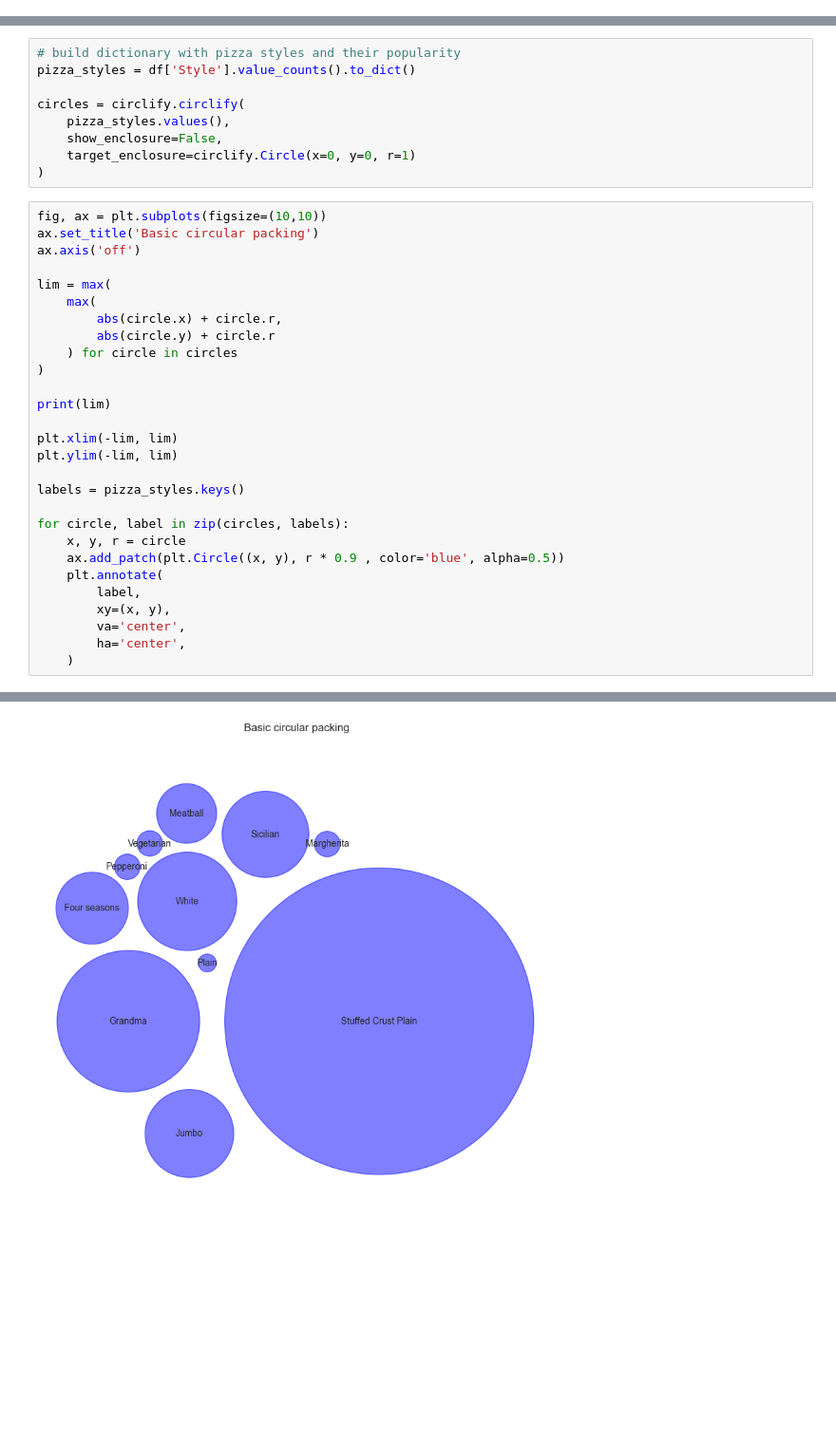
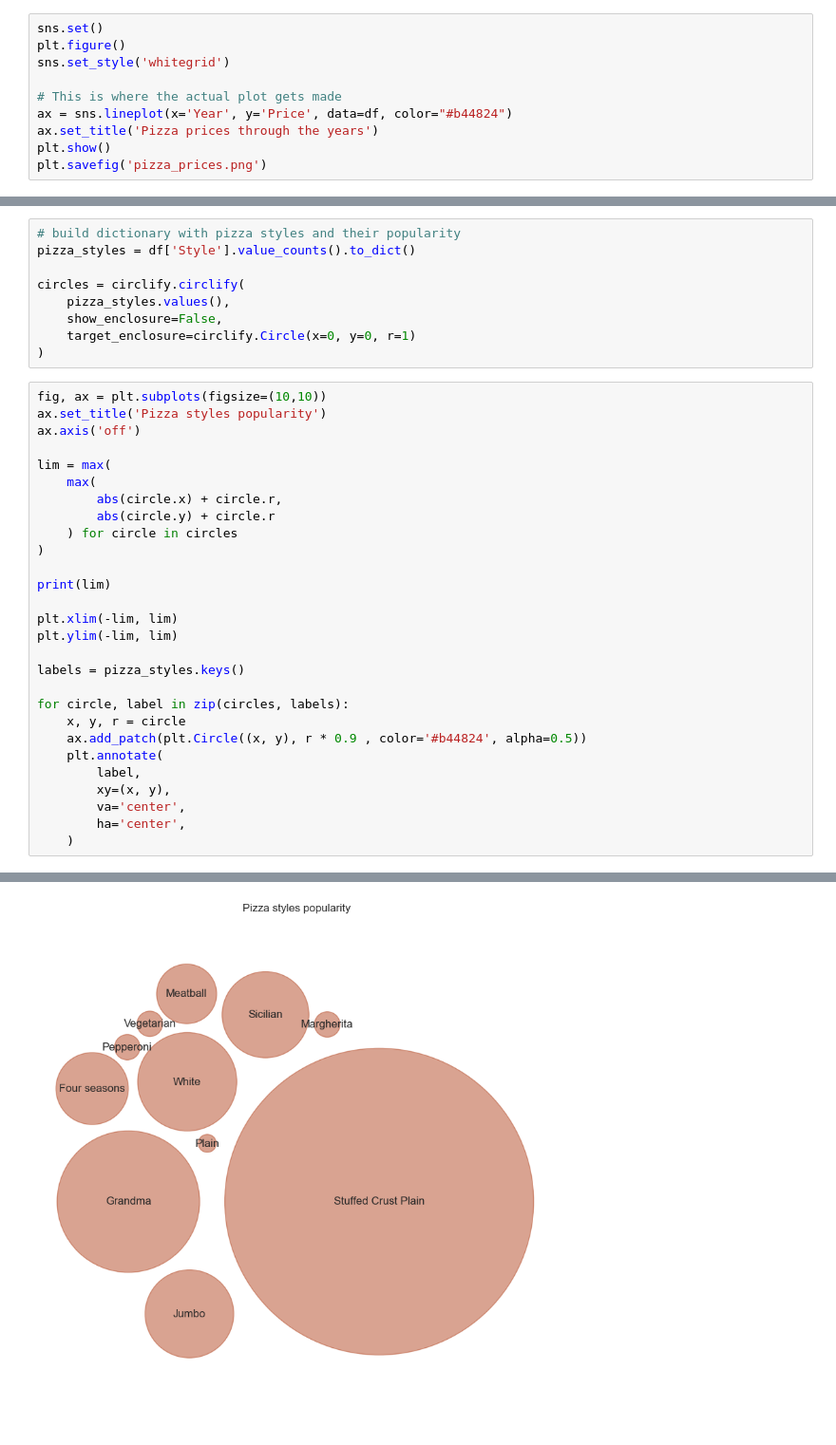
Before and after one commit to myanch200/hackathon, a Jupyter notebook: main.ipynb, the cells around one changed output, grey strips where cells are left out. Shown at 95% size. Cells and saved outputs as stored; diff of their text form; blank space fills up the shorter version.

```diff
--- a/main.ipynb
+++ b/main.ipynb
@@ -10,3 +10,13 @@ df = df.drop_duplicates()
 
 # rename price as number to price
 df = df.rename(columns={'Price as number': 'Price'})
+# %%
+sns.set()
+plt.figure()
+sns.set_style('whitegrid')
+
+# This is where the actual plot gets made
+ax = sns.lineplot(x='Year', y='Price', data=df, color="#b44824")
+ax.set_title('Pizza prices through the years')
+plt.show()
+plt.savefig('pizza_prices.png')
@@ -21,32 +34,32 @@ circles = circlify.circlify(
 )
 # %%
 fig, ax = plt.subplots(figsize=(10,10))
-ax.set_title('Basic circular packing')
+ax.set_title('Pizza styles popularity')
 ax.axis('off')
 
 lim = max(
     max(
         abs(circle.x) + circle.r,
         abs(circle.y) + circle.r
     ) for circle in circles
 )
 
 print(lim)
 
 plt.xlim(-lim, lim)
 plt.ylim(-lim, lim)
 
 labels = pizza_styles.keys()
 
 for circle, label in zip(circles, labels):
     x, y, r = circle
-    ax.add_patch(plt.Circle((x, y), r * 0.9 , color='blue', alpha=0.5))
+    ax.add_patch(plt.Circle((x, y), r * 0.9 , color='#b44824', alpha=0.5))
     plt.annotate(
         label,
         xy=(x, y),
         va='center',
         ha='center',
     )
 # %% [output]
 0.9759936649200115
-[figure, old version]
+[figure, new version]
```
Also changed, not shown: parts of 2 cells of this notebook, 3 other files.
